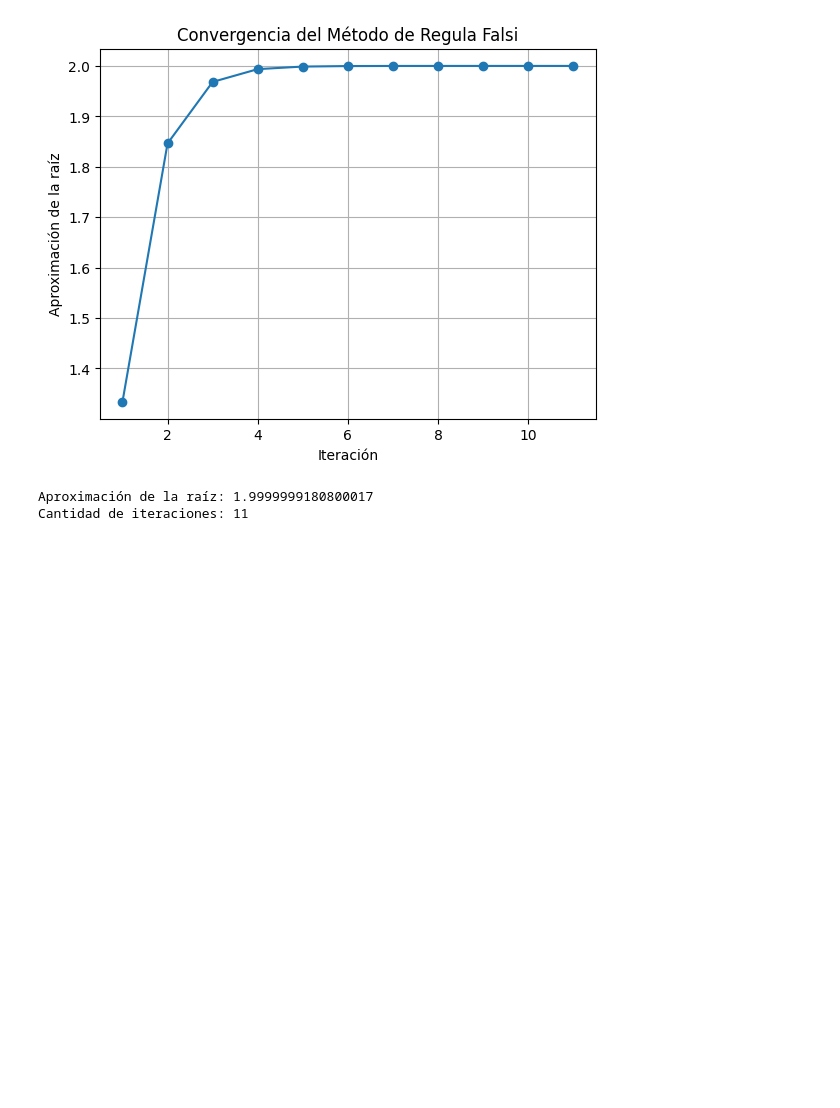
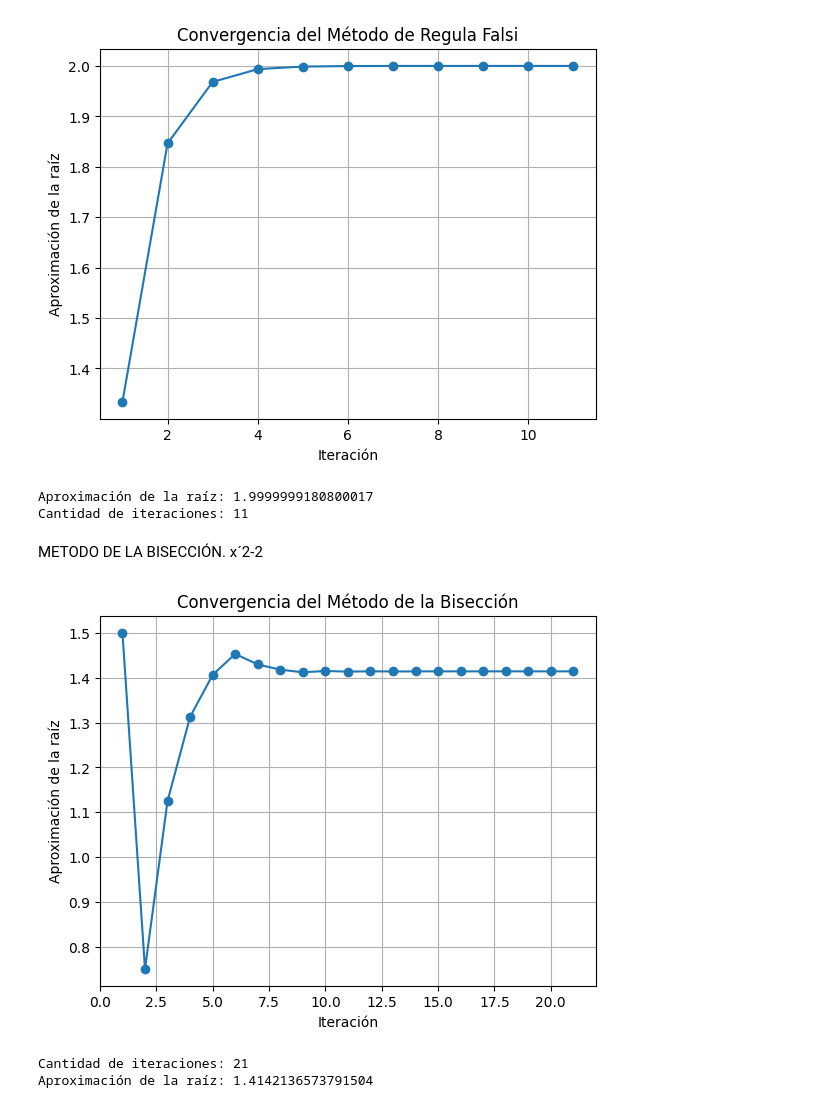
Before and after one commit to Gla2023/TrabajofinalCalculonumerico, a Jupyter notebook: Trabajo_final_Calculo_numérico.ipynb, the cells around one changed output. Drawn from its saved outputs; the diff is of its cells as text; code cells hidden in the pictures; blank space fills up the shorter version.

```diff
--- a/Trabajo_final_Calculo_numérico.ipynb
+++ b/Trabajo_final_Calculo_numérico.ipynb
@@ -376,3 +376,60 @@ print("Cantidad de iteraciones:", iteraciones_regula_falsi)
 [figure]
 Aproximación de la raíz: 1.9999999180800017
 Cantidad de iteraciones: 11
+# %% [markdown]
+METODO DE LA BISECCIÓN. x´2-2
+# %%
+import matplotlib.pyplot as plt
+
+def bisection(f, a, b, tol=1e-6, max_iter=100):
+    if f(a) * f(b) >= 0:
+        raise Exception("La función no cumple con el teorema del valor intermedio en el intervalo dado.")
+
+    # Listas para almacenar datos de las iteraciones
+    iteraciones = []
+    aproximaciones = []
+
+    for i in range(max_iter):
+        x = (a + b) / 2
+        iteraciones.append(i + 1)
+        aproximaciones.append(x)
+
+        if abs(f(x)) < tol:
+            # Graficar las iteraciones
+            plt.plot(iteraciones, aproximaciones, marker='o')
+            plt.xlabel('Iteración')
+            plt.ylabel('Aproximación de la raíz')
+            plt.title('Convergencia del Método de la Bisección')
+            plt.grid(True)
+            plt.show()
+
+            return x, iteraciones, aproximaciones
+
+        if f(x) * f(a) < 0:
+            b = x
+        else:
+            a = x
+
+    # Graficar las iteraciones si no converge
+    plt.plot(iteraciones, aproximaciones, marker='o')
+    plt.xlabel('Iteración')
+    plt.ylabel('Aproximación de la raíz')
+    plt.title('Convergencia del Método de la Bisección')
+    plt.grid(True)
+    plt.show()
+
+    raise Exception("El método de la bisección no convergió después de {} iteraciones.".format(max_iter))
+
+# Ejemplo de uso
+def ejemplo_funcion(x):
+    return x**2 -2
+
+# Cálculo de la cantidad de iteraciones
+raiz, iteraciones, aproximaciones = bisection(ejemplo_funcion, 0, 3)
+iteraciones_cantidad = len(iteraciones)
+print("Cantidad de iteraciones:", iteraciones_cantidad)
+print("Aproximación de la raíz:", raiz)
+# %% [output]
+[figure, added]
+Cantidad de iteraciones: 21
+Aproximación de la raíz: 1.4142136573791504
```
Also changed, not shown: parts of 13 cells of this notebook.
